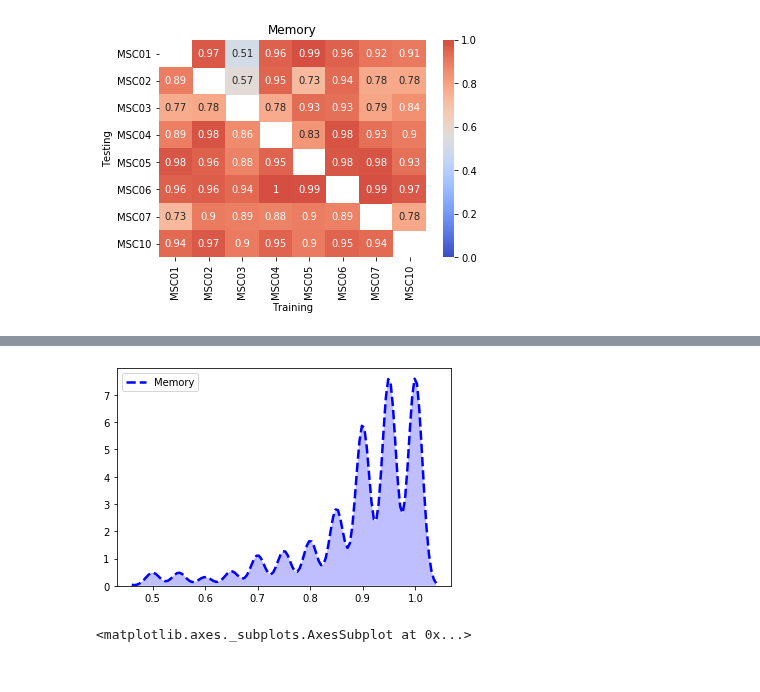
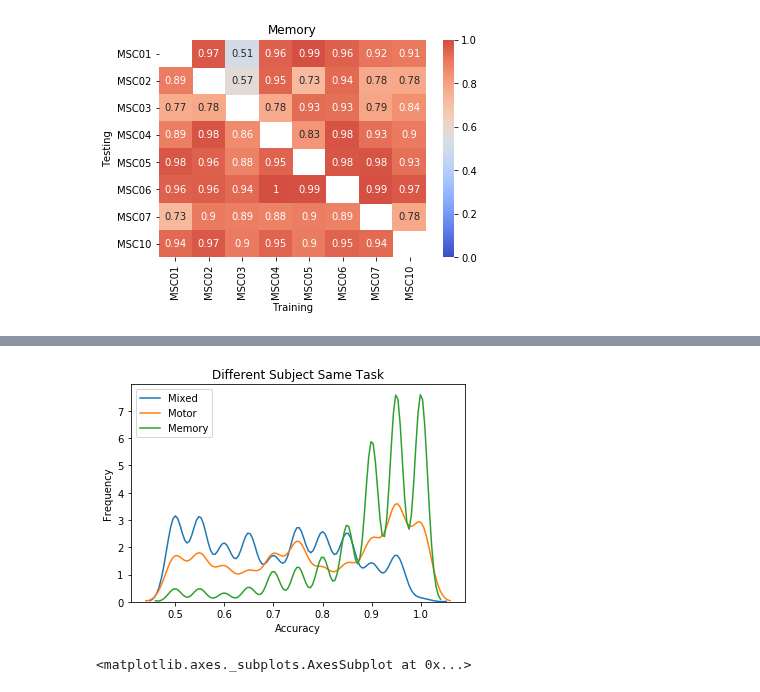
Before and after one commit to GrattonLab/MSC_Alexis, a Jupyter notebook: analysis/code/mL_rsfMRI/figs_for_slides.ipynb, the cells around one changed output, grey strips where cells are left out. Saved outputs shown, nothing was run; the diff lists cells and outputs as text; code cells hidden in the pictures.

```diff
--- a/analysis/code/mL_rsfMRI/figs_for_slides.ipynb
+++ b/analysis/code/mL_rsfMRI/figs_for_slides.ipynb
@@ -161,14 +233,17 @@ DS=pd.merge(motMix,mem,on=['train', 'test'])
 # %%
-import seaborn as sns
-import matplotlib.pyplot as plt
 fig, ax=plt.subplots()
-#ax=sns.kdeplot(DS['motor'],label='Motor', shade=True, linewidth=5, linestyle='--',color='purple', alpha=.2)
-#ax=sns.kdeplot(DS['mixed'],label='Mixed', shade=True, linewidth=5,linestyle='--',  color='green', alpha=.2)
-ax=sns.kdeplot(DS['mem'],label='Memory', shade=True, linewidth=2.5, linestyle='--',color='b')
+
+ax=sns.kdeplot(DS['mixed'],label='Mixed')#, shade=True, linewidth=2.5,  color='#DCEDC8')#, alpha=.5)
+ax=sns.kdeplot(DS['motor'],label='Motor')#, shade=True, linewidth=2.5, color='#42B3D5')#, alpha=.5)
+ax=sns.kdeplot(DS['mem'],label='Memory')#, shade=True, linewidth=2.5,color='#1A237E')#, alpha=.2)
 ax.legend()
+ax.set_title('Different Subject Same Task')
+ax.set_ylabel('Frequency')
+ax.set_xlabel('Accuracy')
 fig=ax.get_figure()
+#plt.savefig(thisDir +'output/mL/images/ridge/acc/DS/kdeplot.png', bbox_inches='tight')
 # %% [output]
-[figure, old version]
+[figure, new version]
 # %%
 sns.kdeplot(DS[DS.train=='MSC05'].motor.values)
 # %% [output]
```
Also changed, not shown: parts of 17 cells of this notebook, 12 other files.
